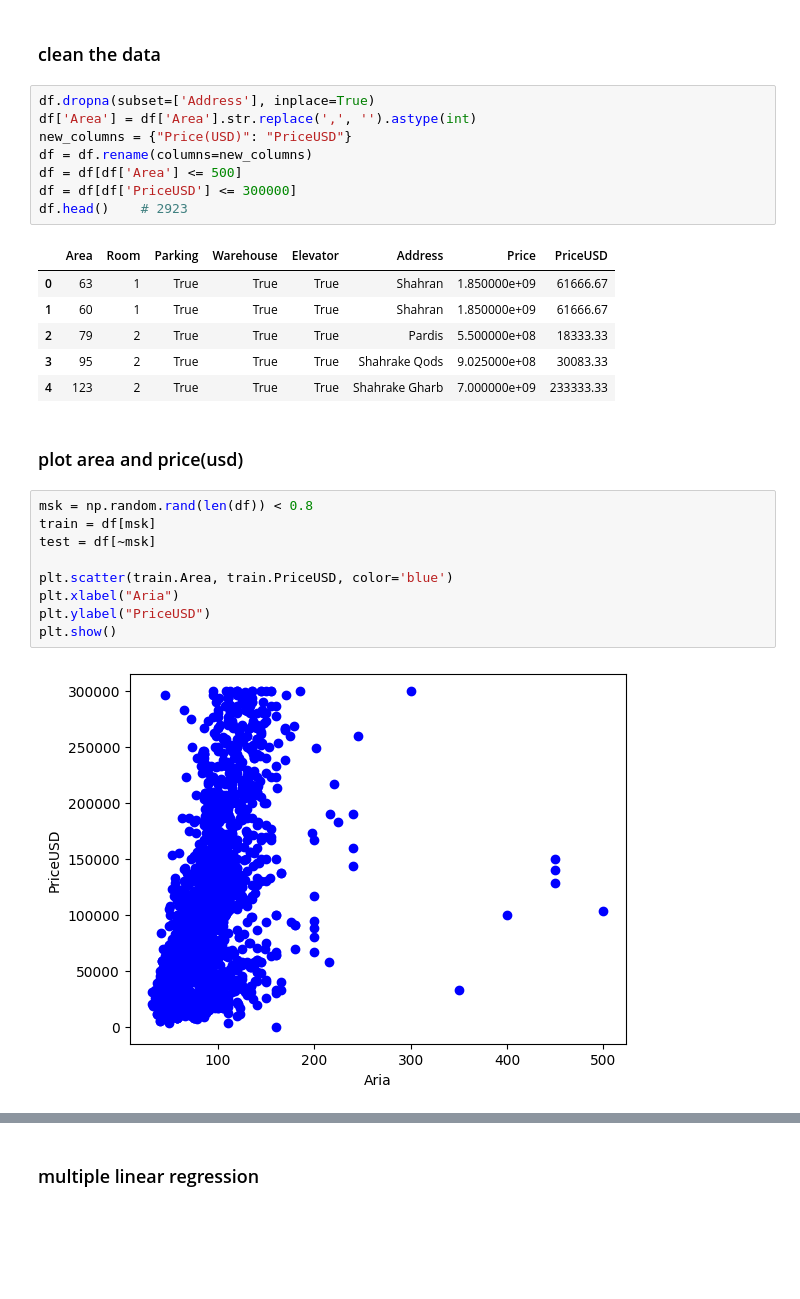
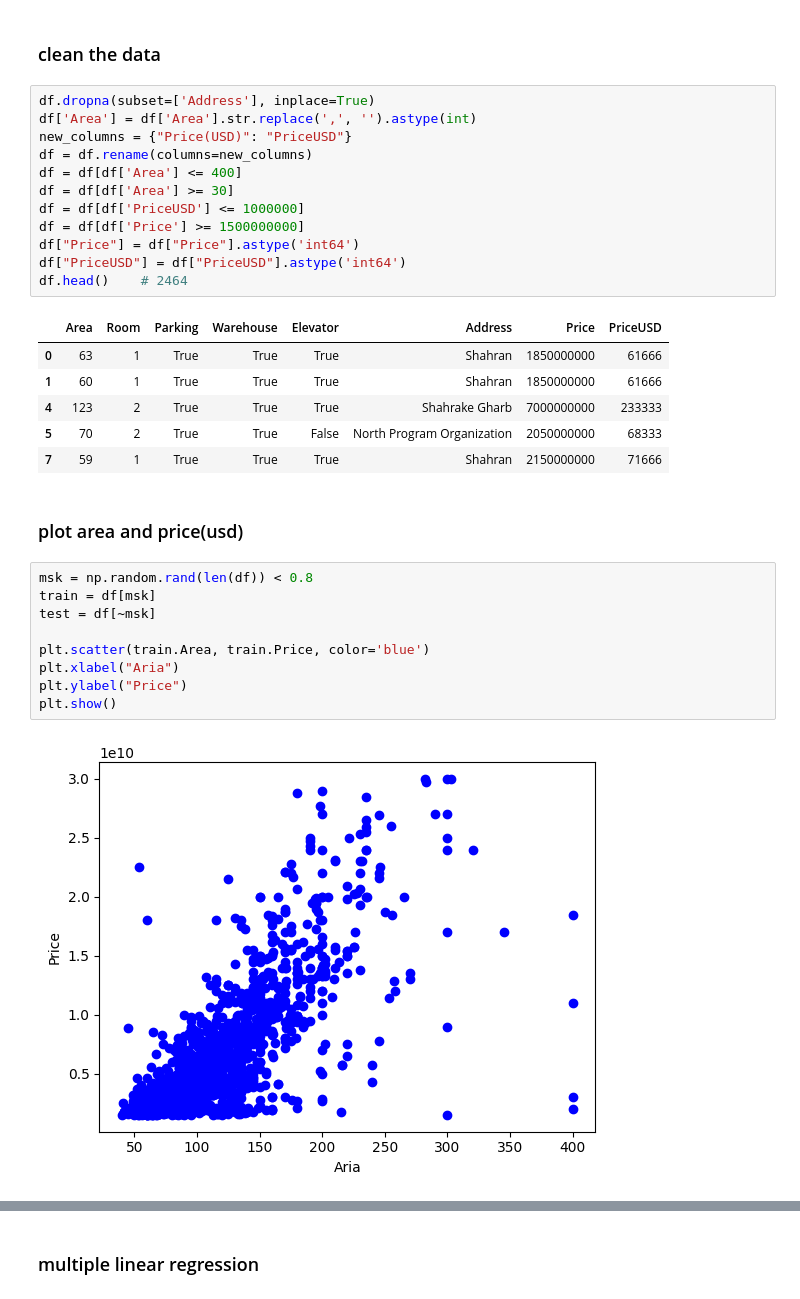
Before and after one commit to Niknam1382/Regression-Project, a Jupyter notebook: main.ipynb, the cells around one changed output, grey strips where cells are left out. Saved outputs shown, nothing was run; the diff lists cells and outputs as text; blank space fills up the shorter version.

```diff
--- a/main.ipynb
+++ b/main.ipynb
@@ -34,27 +34,31 @@ df.dropna(subset=['Address'], inplace=True)
 df['Area'] = df['Area'].str.replace(',', '').astype(int)
 new_columns = {"Price(USD)": "PriceUSD"}
 df = df.rename(columns=new_columns)
-df = df[df['Area'] <= 500]
-df = df[df['PriceUSD'] <= 300000]
-df.head()    # 2923
+df = df[df['Area'] <= 400]
+df = df[df['Area'] >= 30]
+df = df[df['PriceUSD'] <= 1000000]
+df = df[df['Price'] >= 1500000000]
+df["Price"] = df["Price"].astype('int64')
+df["PriceUSD"] = df["PriceUSD"].astype('int64')
+df.head()    # 2464
 # %% [output]
 |  | Area | Room | Parking | Warehouse | Elevator | Address | Price | PriceUSD |
-| 0 | 63 | 1 | True | True | True | Shahran | 1.850000e+09 | 61666.67 |
-| 1 | 60 | 1 | True | True | True | Shahran | 1.850000e+09 | 61666.67 |
-| 2 | 79 | 2 | True | True | True | Pardis | 5.500000e+08 | 18333.33 |
-| 3 | 95 | 2 | True | True | True | Shahrake Qods | 9.025000e+08 | 30083.33 |
-| 4 | 123 | 2 | True | True | True | Shahrake Gharb | 7.000000e+09 | 233333.33 |
+| 0 | 63 | 1 | True | True | True | Shahran | 1850000000 | 61666 |
+| 1 | 60 | 1 | True | True | True | Shahran | 1850000000 | 61666 |
+| 4 | 123 | 2 | True | True | True | Shahrake Gharb | 7000000000 | 233333 |
+| 5 | 70 | 2 | True | True | False | North Program Organization | 2050000000 | 68333 |
+| 7 | 59 | 1 | True | True | True | Shahran | 2150000000 | 71666 |
 # %% [markdown]
 ### plot area and price(usd)
 # %%
 msk = np.random.rand(len(df)) < 0.8
 train = df[msk]
 test = df[~msk]
 
-plt.scatter(train.Area, train.PriceUSD, color='blue')
+plt.scatter(train.Area, train.Price, color='blue')
 plt.xlabel("Aria")
-plt.ylabel("PriceUSD")
+plt.ylabel("Price")
 plt.show()
 # %% [output]
-[figure, old version]
+[figure, new version]
 # %%
```
Also changed, not shown: parts of 24 cells of this notebook, 1 other file.
